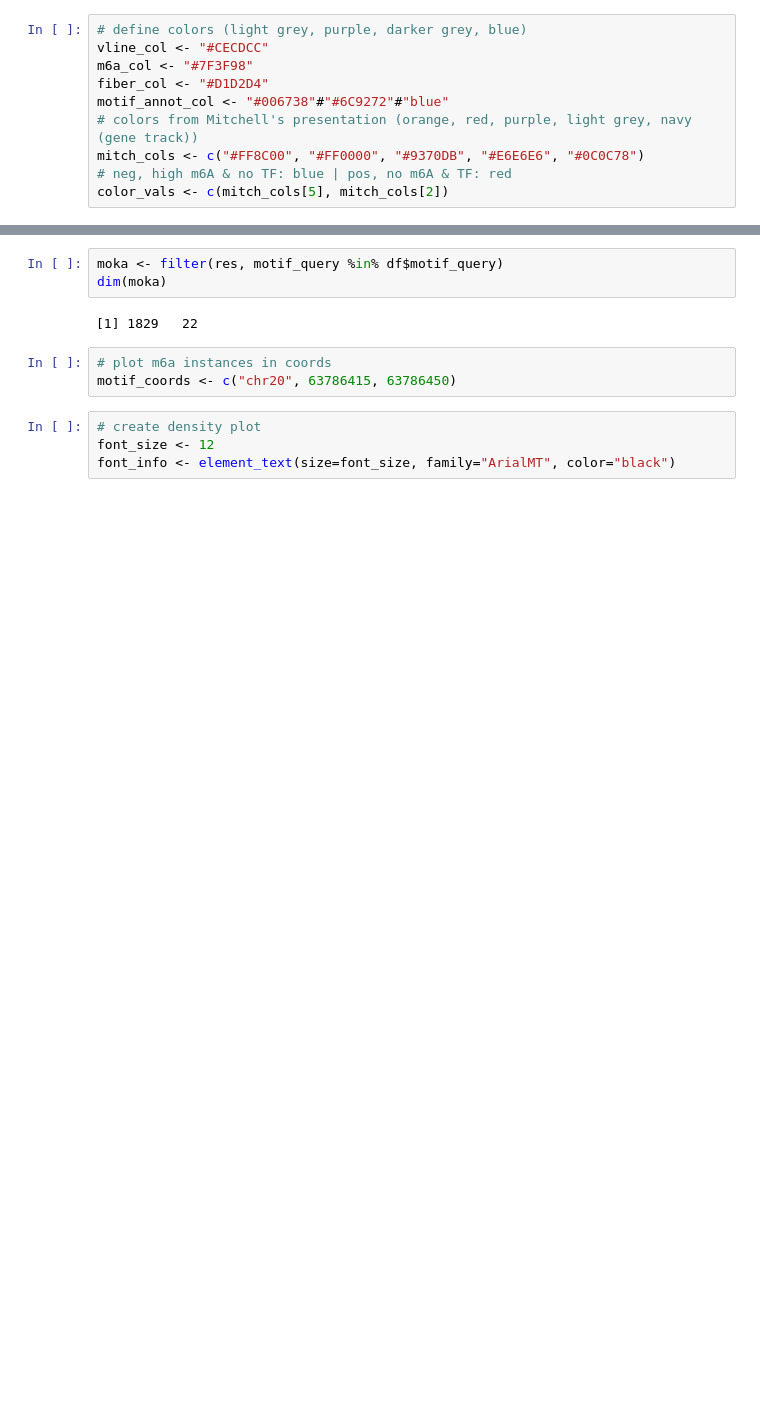
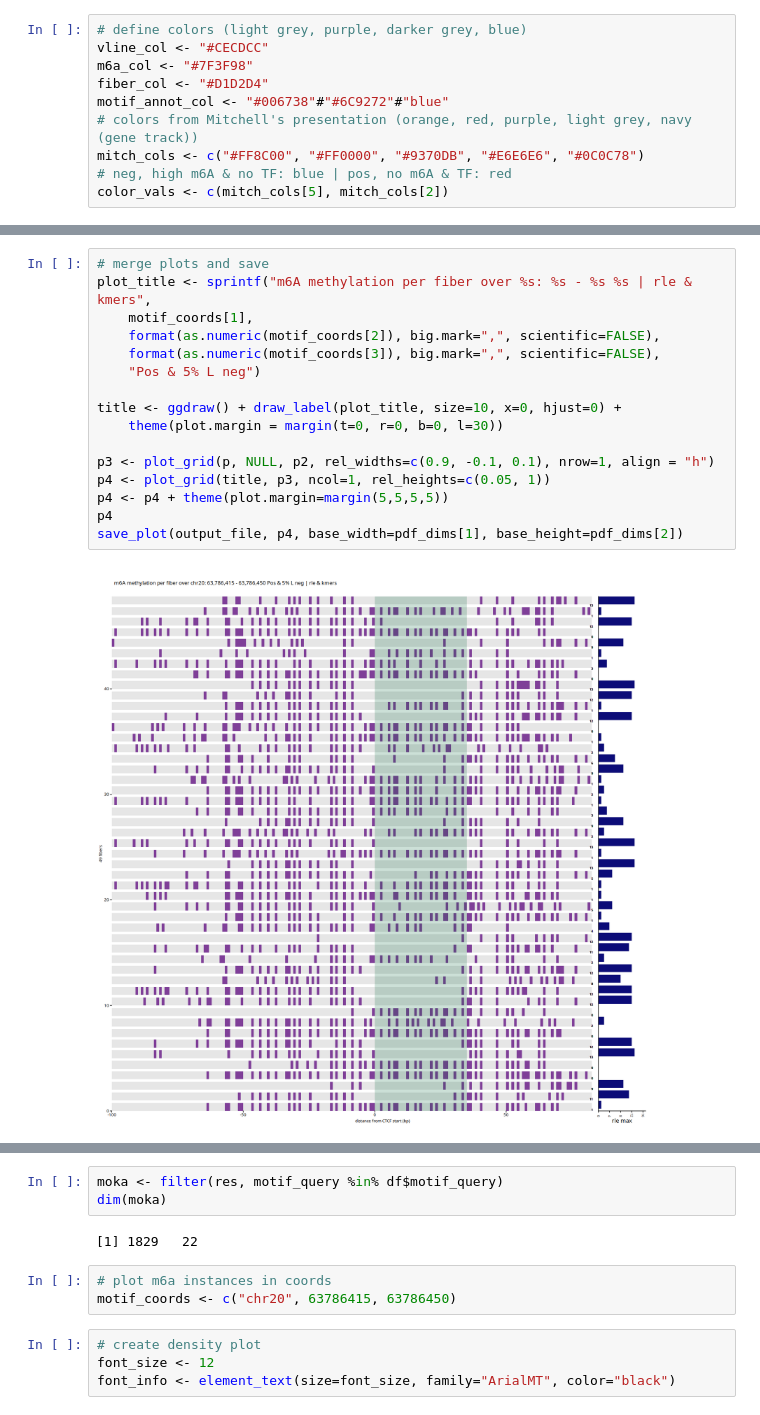
Before and after one commit to monikaperez/ctcf-footprinting, a Jupyter notebook: r_scripts/CTCF_100bp_L_5_v2_plot_res.ipynb, the cells around one changed output, grey strips where cells are left out. Saved outputs shown, nothing was run; the diff lists cells and outputs as text; blank space fills up the shorter version.

```diff
--- a/r_scripts/CTCF_100bp_L_5_v2_plot_res.ipynb
+++ b/r_scripts/CTCF_100bp_L_5_v2_plot_res.ipynb
@@ -744,0 +1010,18 @@ if (save_pdf == TRUE) {
+# %%
+# merge plots and save
+plot_title <- sprintf("m6A methylation per fiber over %s: %s - %s %s | rle & kmers",
+    motif_coords[1],
+    format(as.numeric(motif_coords[2]), big.mark=",", scientific=FALSE),
+    format(as.numeric(motif_coords[3]), big.mark=",", scientific=FALSE),
+    "Pos & 5% L neg")
+
+title <- ggdraw() + draw_label(plot_title, size=10, x=0, hjust=0) +
+    theme(plot.margin = margin(t=0, r=0, b=0, l=30))
+
+p3 <- plot_grid(p, NULL, p2, rel_widths=c(0.9, -0.1, 0.1), nrow=1, align = "h")
+p4 <- plot_grid(title, p3, ncol=1, rel_heights=c(0.05, 1))
+p4 <- p4 + theme(plot.margin=margin(5,5,5,5))
+p4
+save_plot(output_file, p4, base_width=pdf_dims[1], base_height=pdf_dims[2])
+# %% [output]
+[figure, added]
```
Also changed, not shown: parts of 37 cells of this notebook, 22 other files.
